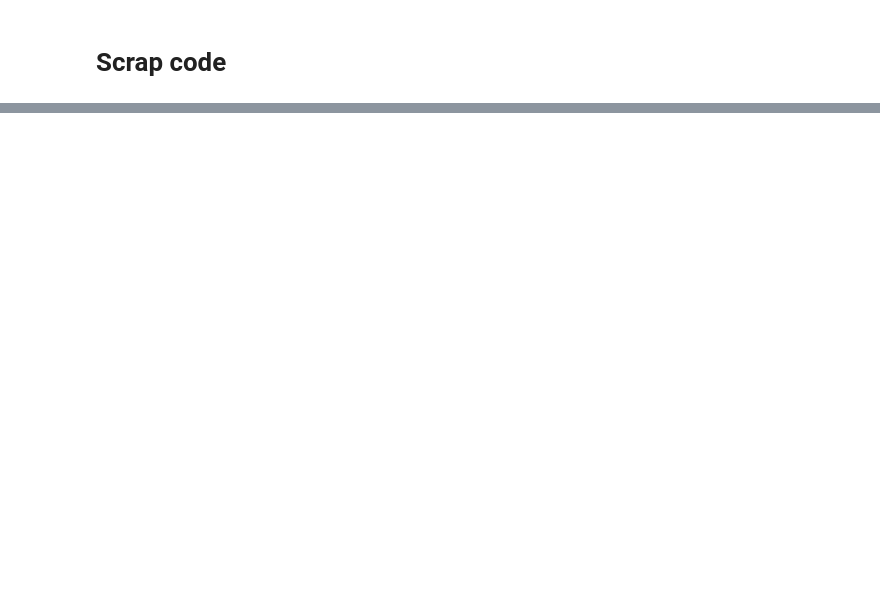
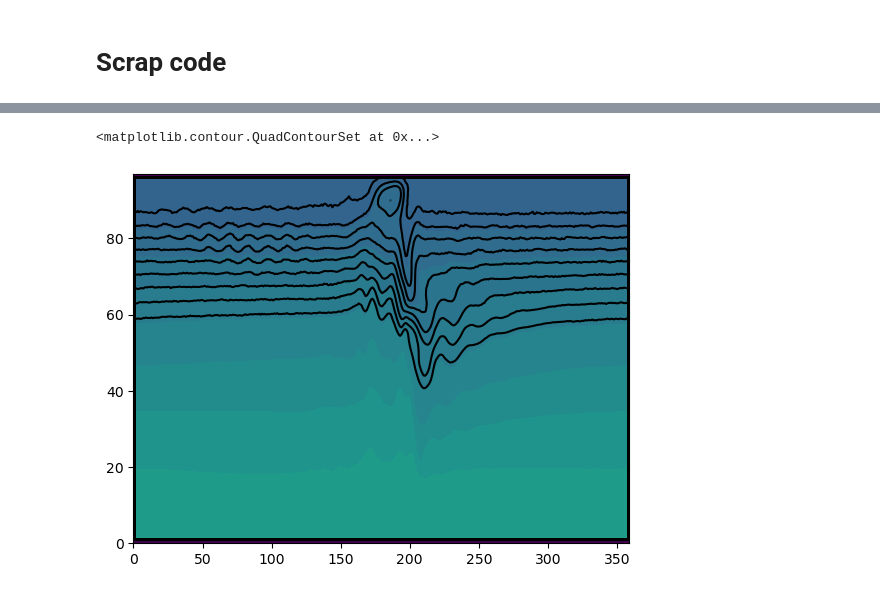
Before and after one commit to julianmak/pyCDFTOOLS, a Jupyter notebook: brainfart_logs/xnemogcm_testing_UNAGI.ipynb, the cells around one changed output, grey strips where cells are left out. Saved outputs shown, nothing was run; the diff lists cells and outputs as text; code cells hidden in the pictures; blank space fills up the shorter version.

```diff
--- a/brainfart_logs/xnemogcm_testing_UNAGI.ipynb
+++ b/brainfart_logs/xnemogcm_testing_UNAGI.ipynb
@@ -557,0 +561,8 @@ plt.colorbar(cs)
+# %%
+sig0 = gsw.density.sigma0(ds.soce[0, :, :, :], ds.toce[0, :, :, :]) * ds.tmask
+# %%
+plt.contourf(sig0[0, :, :], np.linspace(24, 31, 31), extend="both")
+plt.contour(sig0[0, :, :], np.linspace(24, 27, 31), colors="k")
+# %% [output]
+<matplotlib.contour.QuadContourSet at 0x...>
+[figure, added]
```
Also changed, not shown: parts of 22 cells of this notebook, 1 other file.
